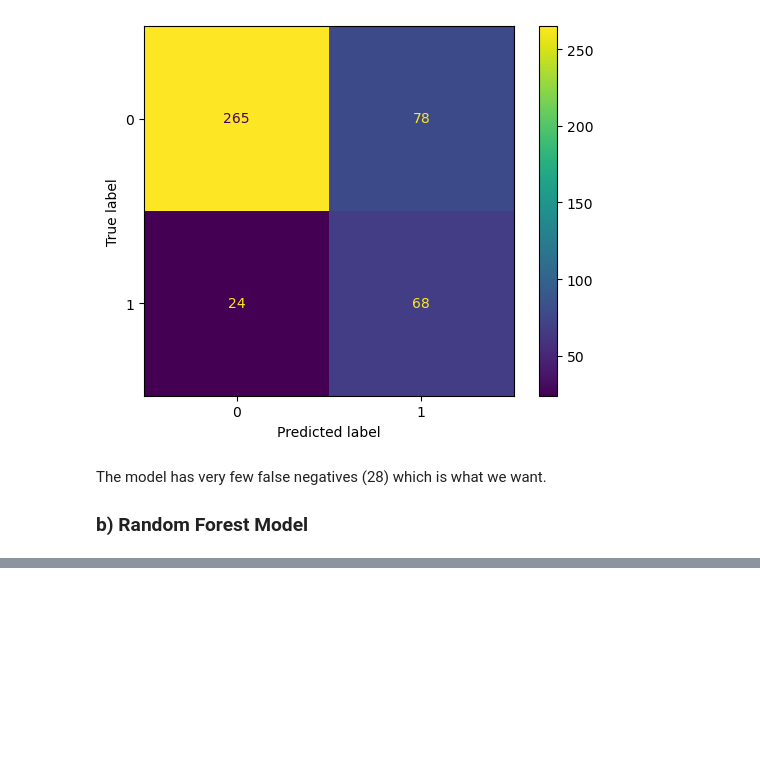
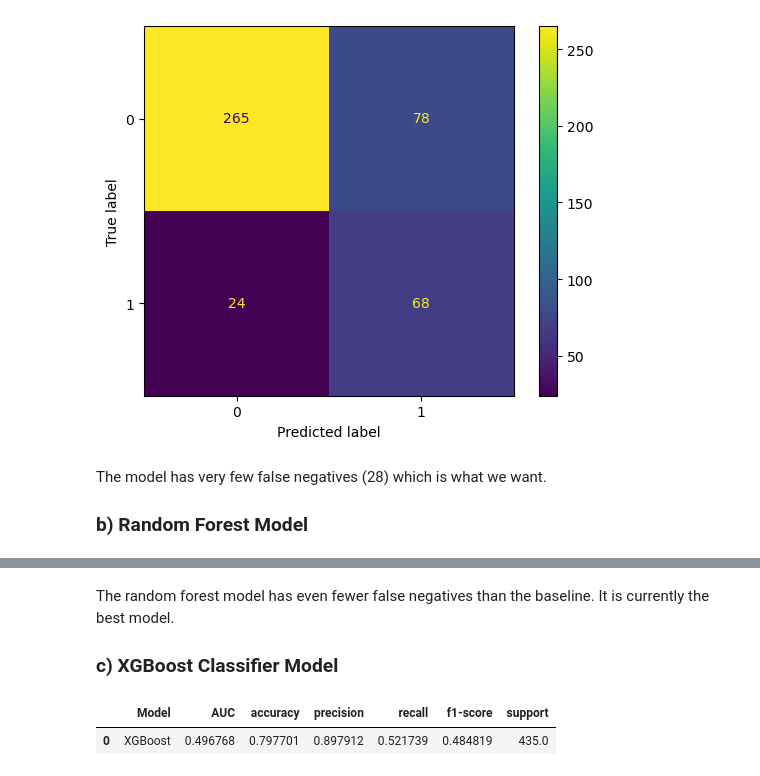
Before and after one commit to NgundoMuithya/Nairobi_Flood_Guard_AI, a Jupyter notebook: notebook.ipynb, the cells around one changed output, grey strips where cells are left out. Cells and saved outputs as stored; diff of their text form; code cells hidden in the pictures; blank space fills up the shorter version.

```diff
--- a/notebook.ipynb
+++ b/notebook.ipynb
@@ -439,0 +464,19 @@ The model has very few false negatives (28) which is what we want.
+# %% [markdown]
+The random forest model has even fewer false negatives than the baseline. It is currently the best model.
+
+### c) XGBoost Classifier Model
+# %%
+xg_boost_pipeline = Pipeline(
+    [
+        ('StandardScaler', StandardScaler()),
+        ('xg_boost_model', xg_boost_model)
+    ]
+)
+
+xg_boost_pipeline.fit(X_train, y_train)
+
+xg_boost_df = get_metrics_df(xg_boost_model, "XGBoost")
+xg_boost_df
+# %% [output]
+|  | Model | AUC | accuracy | precision | recall | f1-score | support |
+| 0 | XGBoost | 0.496768 | 0.797701 | 0.897912 | 0.521739 | 0.484819 | 435.0 |
```
Also changed, not shown: parts of 3 cells of this notebook.
